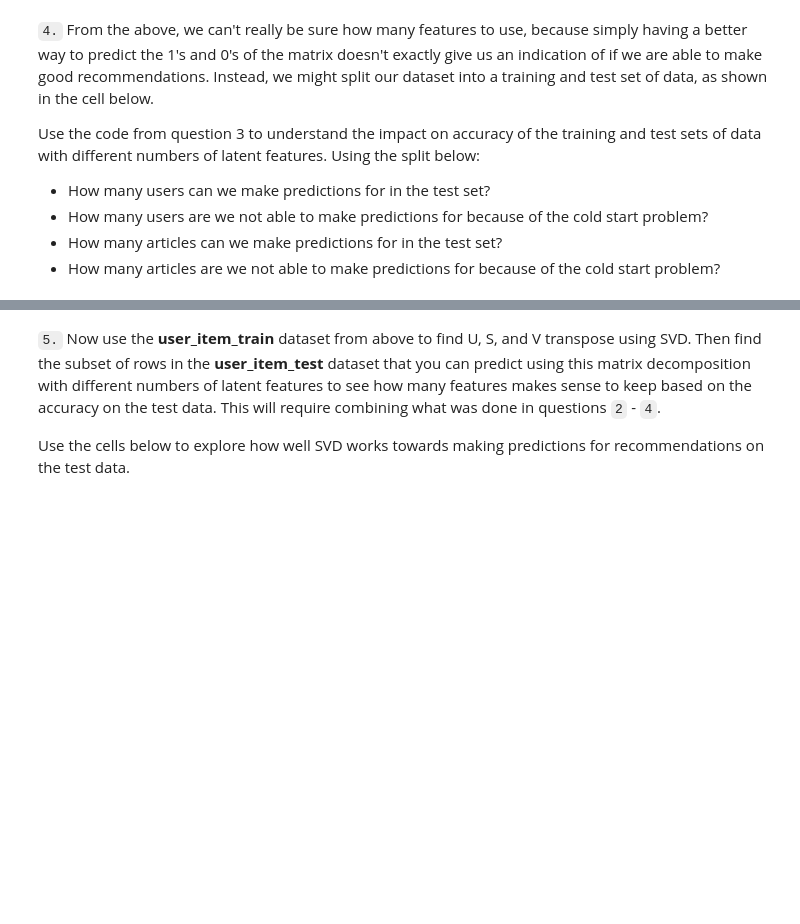
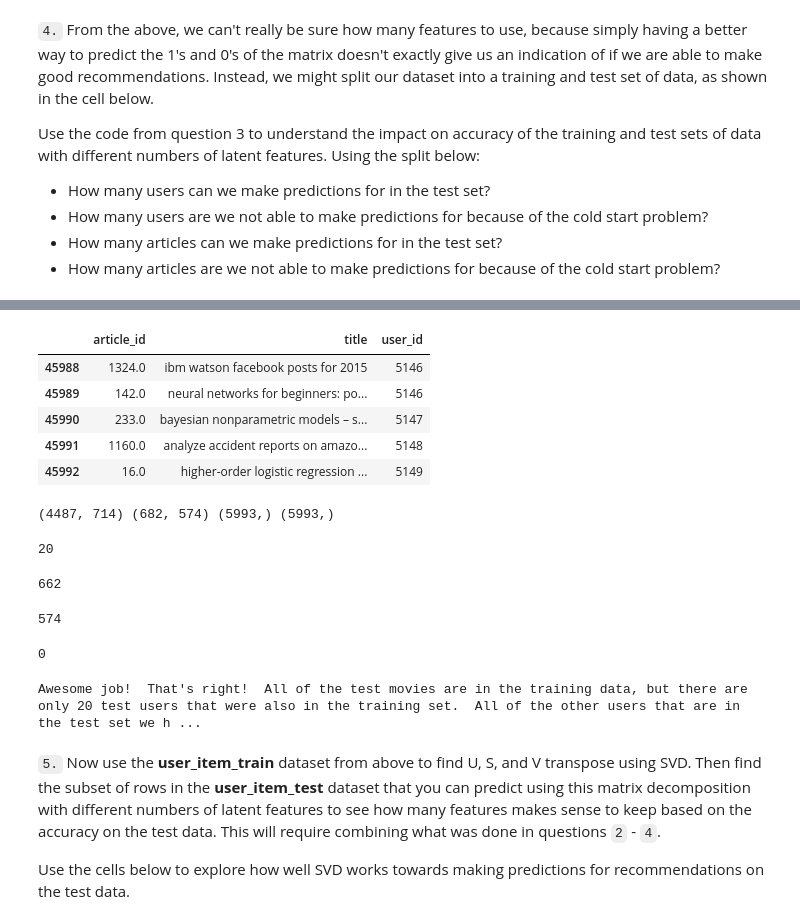
Before and after one commit to olghab/dataScienceProject3, a Jupyter notebook: Recommendations_with_IBM.ipynb, the cells around one changed output, grey strips where cells are left out. Saved outputs shown, nothing was run; the diff lists cells and outputs as text; code cells hidden in the pictures; blank space fills up the shorter version.

```diff
--- a/Recommendations_with_IBM.ipynb
+++ b/Recommendations_with_IBM.ipynb
@@ -802,3 +834,12 @@ Use the code from question 3 to understand the impact on accuracy of the trainin
+# %%
+df.tail()
+# %% [output]
+|  | article_id | title | user_id |
+| 45988 | 1324.0 | ibm watson facebook posts for 2015 | 5146 |
+| 45989 | 142.0 | neural networks for beginners: po... | 5146 |
+| 45990 | 233.0 | bayesian nonparametric models – s... | 5147 |
+| 45991 | 1160.0 | analyze accident reports on amazo... | 5148 |
+| 45992 | 16.0 | higher-order logistic regression ... | 5149 |
 # %%
 df_train = df.head(40000)
 df_test = df.tail(5993)
@@ -823,6 +867,32 @@ def create_test_and_train_user_item(df_train, df_test):
     return user_item_train, user_item_test, test_idx, test_arts
 
 user_item_train, user_item_test, test_idx, test_arts = create_test_and_train_user_item(df_train, df_test)
+# %%
+print(user_item_train.shape, user_item_test.shape, test_idx.shape, test_arts.shape)
+# %% [output]
+(4487, 714) (682, 574) (5993,) (5993,)
+# %%
+# How many users can we make predictions for in the test set?
+user_with_predictions = user_item_train[user_item_train.index.isin(user_item_test.index)].shape[0]
+print(user_with_predictions)
+# %% [output]
+20
+# %%
+# How many users in the test set are we not able to make predictions for because of the cold start problem?
+user_item_test.shape[0] - user_with_predictions
+# %% [output]
+662
+# %%
+# How many movies can we make predictions for in the test set?
+movies_with_predictions = len(set(test_arts).intersection(set(df_train['article_id'].values)))
+print(movies_with_predictions)
+# %% [output]
+574
+# %%
+# How many movies in the test set are we not able to make predictions for because of the cold start problem?
+user_item_test.shape[1] - movies_with_predictions
+# %% [output]
+0
 # %%
 # Replace the values in the dictionary below
 a = 662
@@ -832,13 +902,15 @@ d = 0
 
 
 sol_4_dict = {
-    'How many users can we make predictions for in the test set?': # letter here,
-    'How many users in the test set are we not able to make predictions for because of the cold start problem?': # letter here,
-    'How many movies can we make predictions for in the test set?': # letter here,
-    'How many movies in the test set are we not able to make predictions for because of the cold start problem?': # letter here
+    'How many users can we make predictions for in the test set?': c,
+    'How many users in the test set are we not able to make predictions for because of the cold start problem?': a,
+    'How many movies can we make predictions for in the test set?': b,
+    'How many movies in the test set are we not able to make predictions for because of the cold start problem?': d
 }
 
 t.sol_4_test(sol_4_dict)
+# %% [output]
+Awesome job!  That's right!  All of the test movies are in the training data, but there are only 20 test users that were also in the training set.  All of the other users that are in the test set we h ...
 # %% [markdown]
 `5.` Now use the **user_item_train** dataset from above to find U, S, and V transpose using SVD. Then find the subset of rows in the **user_item_test** dataset that you can predict using this matrix decomposition with different numbers of latent features to see how many features makes sense to keep based on the accuracy on the test data. This will require combining what was done in questions `2` - `4`.
 
```
Also changed, not shown: parts of 10 cells of this notebook.
